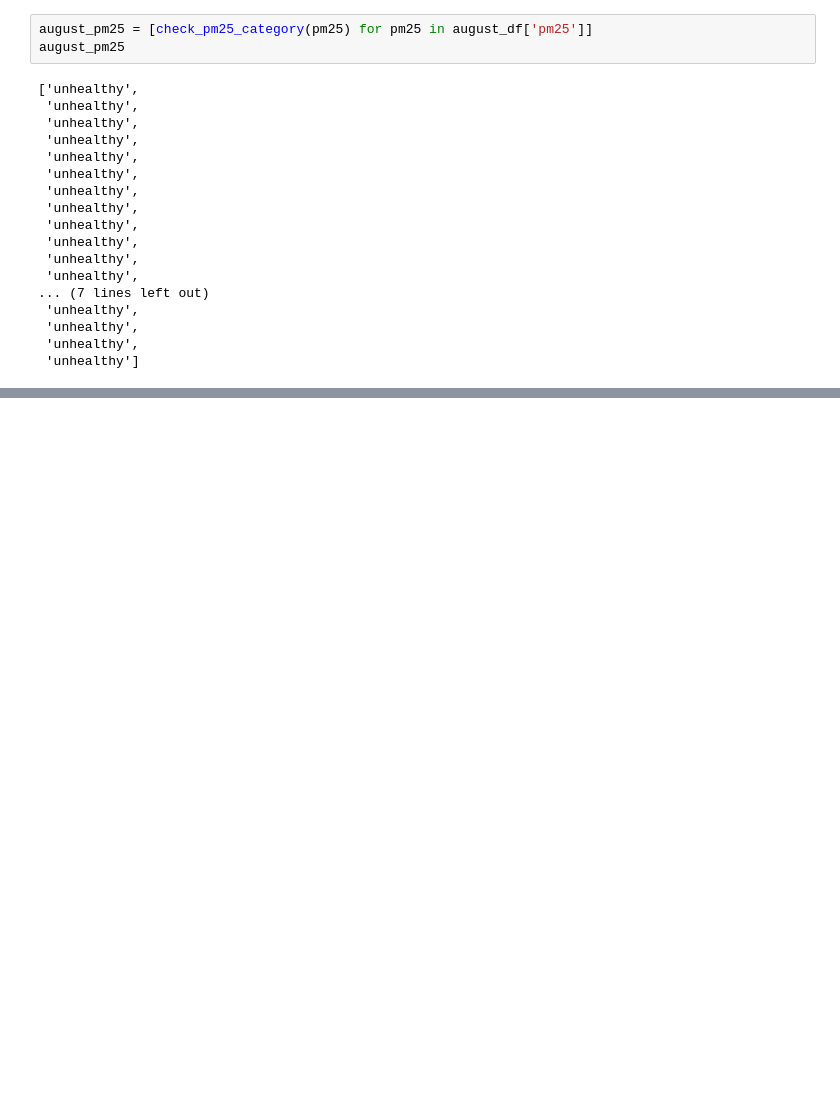
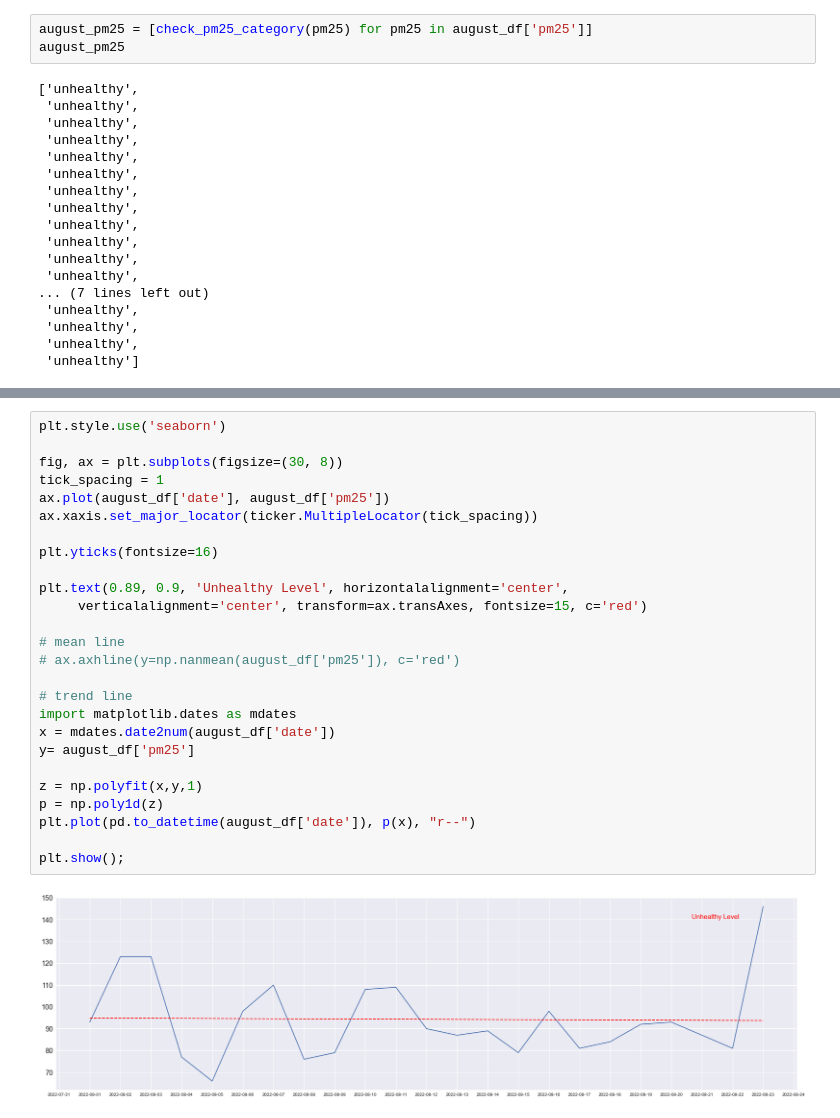
Before and after one commit to dwipaalfarisi/project-air-quality-index, a Jupyter notebook: air_pollution.ipynb, the cells around one changed output, grey strips where cells are left out. Drawn from its saved outputs; the diff is of its cells as text; blank space fills up the shorter version.

```diff
--- a/air_pollution.ipynb
+++ b/air_pollution.ipynb
@@ -594,0 +597,28 @@ plt.show();
+# %%
+plt.style.use('seaborn')
+
+fig, ax = plt.subplots(figsize=(30, 8))
+tick_spacing = 1
+ax.plot(august_df['date'], august_df['pm25'])
+ax.xaxis.set_major_locator(ticker.MultipleLocator(tick_spacing))
+
+plt.yticks(fontsize=16)
+
+plt.text(0.89, 0.9, 'Unhealthy Level', horizontalalignment='center',
+     verticalalignment='center', transform=ax.transAxes, fontsize=15, c='red')
+
+# mean line
+# ax.axhline(y=np.nanmean(august_df['pm25']), c='red')
+
+# trend line
+import matplotlib.dates as mdates
+x = mdates.date2num(august_df['date'])
+y= august_df['pm25']
+
+z = np.polyfit(x,y,1)
+p = np.poly1d(z)
+plt.plot(pd.to_datetime(august_df['date']), p(x), "r--")
+
+plt.show();
+# %% [output]
+[figure, added]
```
Also changed, not shown: parts of 1 cell of this notebook, 1 other file.
